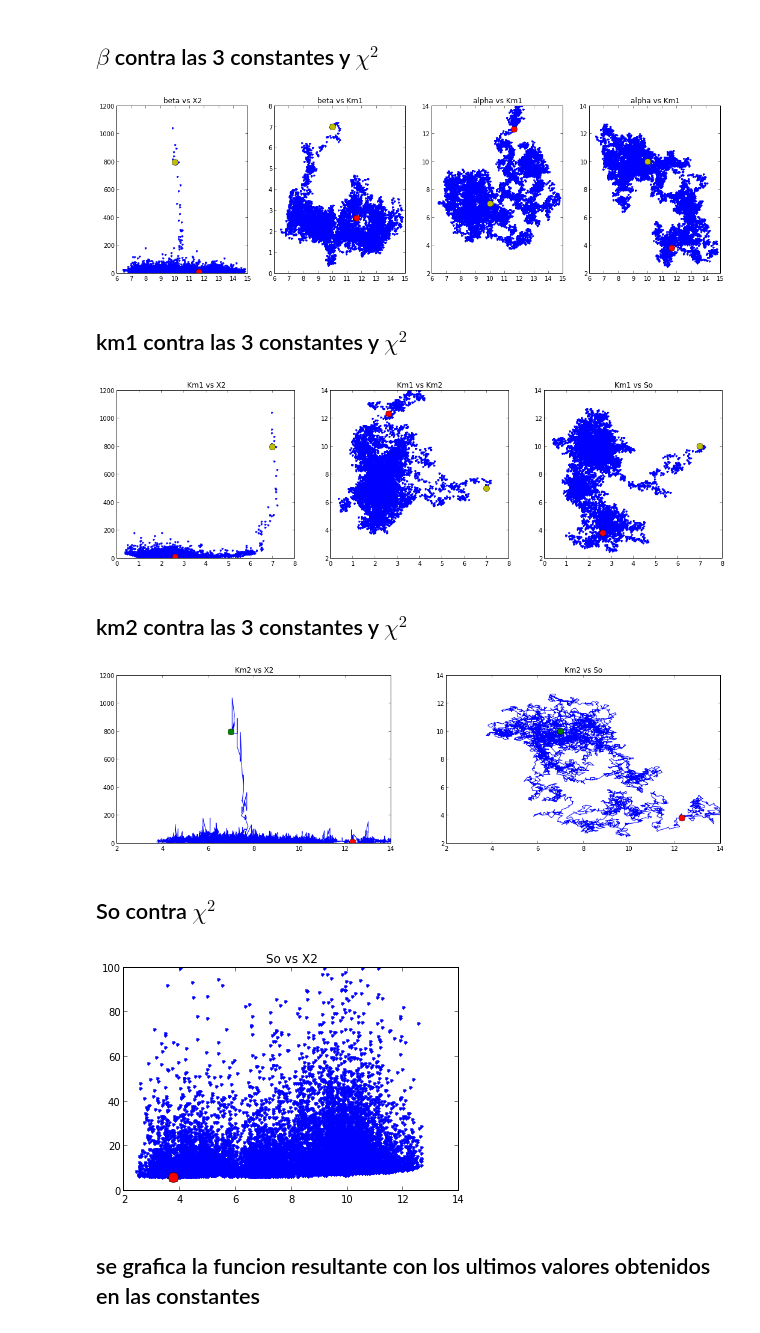
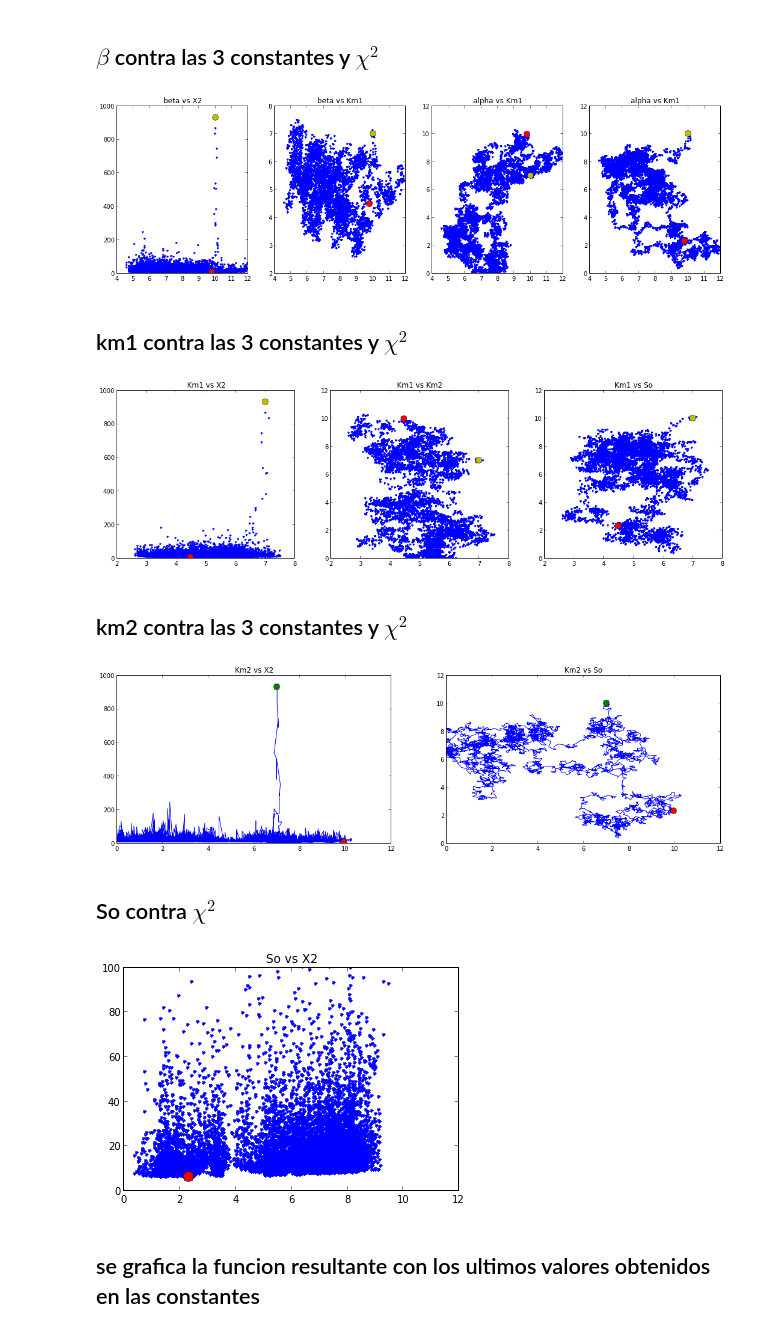
Before and after one commit to daniel-lozano/tarea8, a Jupyter notebook: ctes.ipynb, the cells around one changed output. Drawn from its saved outputs; the diff is of its cells as text; code cells hidden in the pictures.

```diff
--- a/ctes.ipynb
+++ b/ctes.ipynb
@@ -179,7 +179,7 @@ scatter(x,Pobs)
 <matplotlib.collections.PathCollection at 0x...>
 [figure]
 # %%
-iteraciones=15000 #ganemosle a hayek
+iteraciones=10000 #ganemosle a hayek
 x2=empty(0)
 print x2
 # %% [output]
@@ -190,11 +190,11 @@ for i in range(1,iteraciones):
     #print "i=",i
     #print "longitud: ", len(alpha)
     #se dan valores aleatorios
-    alp=random.normal(alpha[i-1],0.1)
-    bet=random.normal(beta[i-1],0.1)
-    so=random.normal(So[i-1],0.1)
-    km1=random.normal(Km1[i-1],0.1)
-    km2=random.normal(Km2[i-1],0.1)
+    alp=abs(random.normal(alpha[i-1],0.1))
+    bet=abs(random.normal(beta[i-1],0.1))
+    so=abs(random.normal(So[i-1],0.1))
+    km1=abs(random.normal(Km1[i-1],0.1))
+    km2=abs(random.normal(Km2[i-1],0.1))
 
     for j in range(1,Tmax):
         #se soluciona P con los valores aleatorios
@@ -423,7 +423,7 @@ bSo.plot(beta[0],So[0],"yo",ms=10)
 bSo.plot(beta[pos],So[pos],"ro",ms=10)
 f.savefig("grafos_de_beta.png")
 # %% [output]
-[figure, old version]
+[figure, new version]
 # %% [markdown]
 ## km1 contra las 3 constantes y $\chi^2$
 # %%
@@ -463,7 +463,7 @@ kSo.plot(Km1[0],So[0],"yo",ms=10)
 kSo.plot(Km1[pos],So[pos],"ro",ms=10)
 f.savefig("grafos_de_km1.png")
 # %% [output]
-[figure, old version]
+[figure, new version]
 # %% [markdown]
 ## km2 contra las 3 constantes y $\chi^2$
 # %%
@@ -491,17 +491,17 @@ kSo.plot(Km2[0],So[0],"go",ms=10)
 kSo.plot(Km2[pos],So[pos],"ro",ms=10)
 f.savefig("grafos_de_km2.png")
 # %% [output]
-[figure, old version]
+[figure, new version]
 # %% [markdown]
 ## So contra $\chi^2$
 # %%
 plot(So,x2,"b.")
 title("So vs X2")
 ylim(0,100)
-plot(So[0],x2[0],"go",ms=10)
+plot(So[0],x2[0],"yo",ms=10)
 plot(So[pos],x2[pos],"ro",ms=10)
 savefig("grafos_de_So.png")
 # %% [output]
-[figure, old version]
+[figure, new version]
 # %% [markdown]
 ## se grafica la funcion resultante con los ultimos valores obtenidos en las constantes
```
Also changed, not shown: parts of 7 cells of this notebook, 9 other files.
